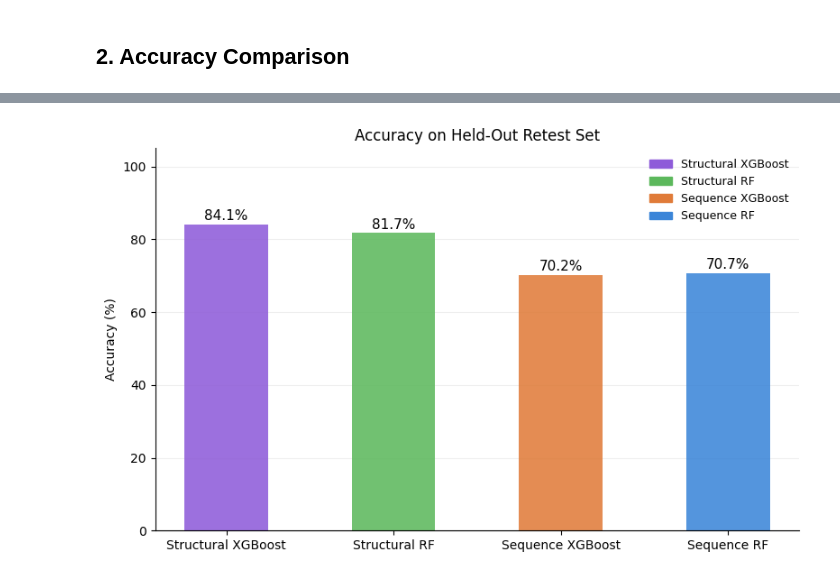
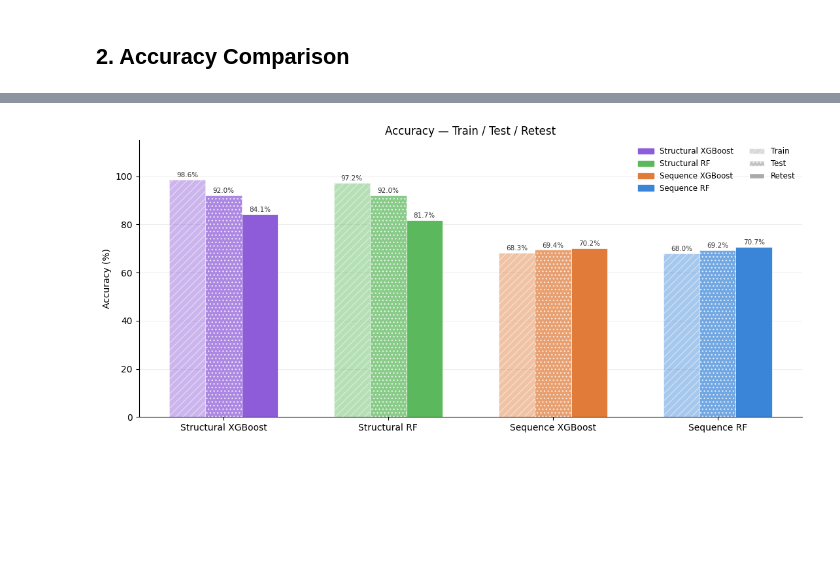
Before and after one commit to nelsonmmutua/Login_Forms_Detection, a Jupyter notebook: notebooks/09_accuracy_comparison.ipynb, the cells around one changed output, grey strips where cells are left out. Drawn from its saved outputs; the diff is of its cells as text; code cells hidden in the pictures; blank space fills up the shorter version.

```diff
--- a/notebooks/09_accuracy_comparison.ipynb
+++ b/notebooks/09_accuracy_comparison.ipynb
@@ -68,12 +103,16 @@ All models loaded.
 # %% [markdown]
 ## 2. Accuracy Comparison
 # %%
-df_acc = pd.DataFrame([
-    {"Model": name, "Features": "Structural" if "Structural" in name else "Sequence (6-gram)",
-     "Algorithm": "XGBoost" if "XGBoost" in name else "Random Forest",
-     "Accuracy": f"{acc:.1f}%"}
-    for name, acc in accuracies.items()
-]).set_index("Model")
-
+rows = []
+for name, splits in accuracies.items():
+    rows.append({
+        "Model":     name,
+        "Features":  "Structural" if "Structural" in name else "Sequence (6-gram)",
+        "Algorithm": "XGBoost"     if "XGBoost"   in name else "Random Forest",
+        "Train":     f"{splits['Train']:.1f}%",
+        "Test":      f"{splits['Test']:.1f}%",
+        "Retest":    f"{splits['Retest']:.1f}%",
+    })
+df_acc = pd.DataFrame(rows).set_index("Model")
 display(df_acc)
 # %% [output]
@@ -86,29 +156,62 @@ display(df_acc)
 # %%
 from matplotlib.patches import Patch
 
 names  = list(accuracies.keys())
-vals   = list(accuracies.values())
-colors = [COLORS[n] for n in names]
+splits = ["Train", "Test", "Retest"]
+n_models = len(names)
+n_splits = len(splits)
 
-fig, ax = plt.subplots(figsize=(8, 5))
-bars = ax.bar(names, vals, color=colors, width=0.5, alpha=0.87)
+x       = np.arange(n_models)
+width   = 0.22
+offsets = [-width, 0, width]
 
-for bar, val in zip(bars, vals):
-    ax.text(bar.get_x() + bar.get_width() / 2, bar.get_height() + 0.4,
-            f'{val:.1f}%', ha='center', va='bottom', fontsize=11)
+SPLIT_ALPHA = {"Train": 0.45, "Test": 0.72, "Retest": 1.0}
+SPLIT_HATCH = {"Train": "///", "Test": "...", "Retest": ""}
 
-ax.set_ylim(0, 105)
-ax.set_ylabel('Accuracy (%)')
-ax.set_title('Accuracy on Held-Out Retest Set')
-ax.grid(True, axis='y', color='#eeeeee', linewidth=0.8)
+fig, ax = plt.subplots(figsize=(11, 5))
+
+for j, split in enumerate(splits):
+    for i, name in enumerate(names):
+        val   = accuracies[name][split]
+        color = COLORS[name]
+        bar   = ax.bar(
+            x[i] + offsets[j], val, width,
+            color=color,
+            alpha=SPLIT_ALPHA[split],
+            hatch=SPLIT_HATCH[split],
+            edgecolor="white",
+            linewidth=0.5,
+        )
+        ax.text(
+            x[i] + offsets[j], val + 0.5,
+            f"{val:.1f}%", ha="center", va="bottom",
+            fontsize=7.5, color="#333333",
+        )
+
+ax.set_xticks(x)
+ax.set_xticklabels(names, fontsize=10)
+ax.set_ylim(0, 115)
+ax.set_ylabel("Accuracy (%)")
+ax.set_title("Accuracy — Train / Test / Retest")
+ax.grid(True, axis="y", color="#eeeeee", linewidth=0.8)
 ax.set_axisbelow(True)
-for spine in ('top', 'right'):
+for spine in ("top", "right"):
     ax.spines[spine].set_visible(False)
 
-handles = [Patch(color=COLORS[n], label=n) for n in names]
-ax.legend(handles=handles, frameon=False, fontsize=9, loc='upper right')
+# Legend: model colors + split shading
+model_handles = [Patch(color=COLORS[n], label=n) for n in names]
+split_handles = [
+    Patch(facecolor="#aaaaaa", alpha=SPLIT_ALPHA[s], hatch=SPLIT_HATCH[s],
+          edgecolor="white", label=s)
+    for s in splits
+]
+ax.legend(
+    handles=model_handles + split_handles,
+    frameon=False, fontsize=8.5,
+    loc="upper right", ncol=2,
+)
 
 plt.tight_layout()
 plt.show()
 # %% [output]
-[figure, old version]
+[figure, new version]
```
Also changed, not shown: parts of 3 cells of this notebook, 7 other files.
